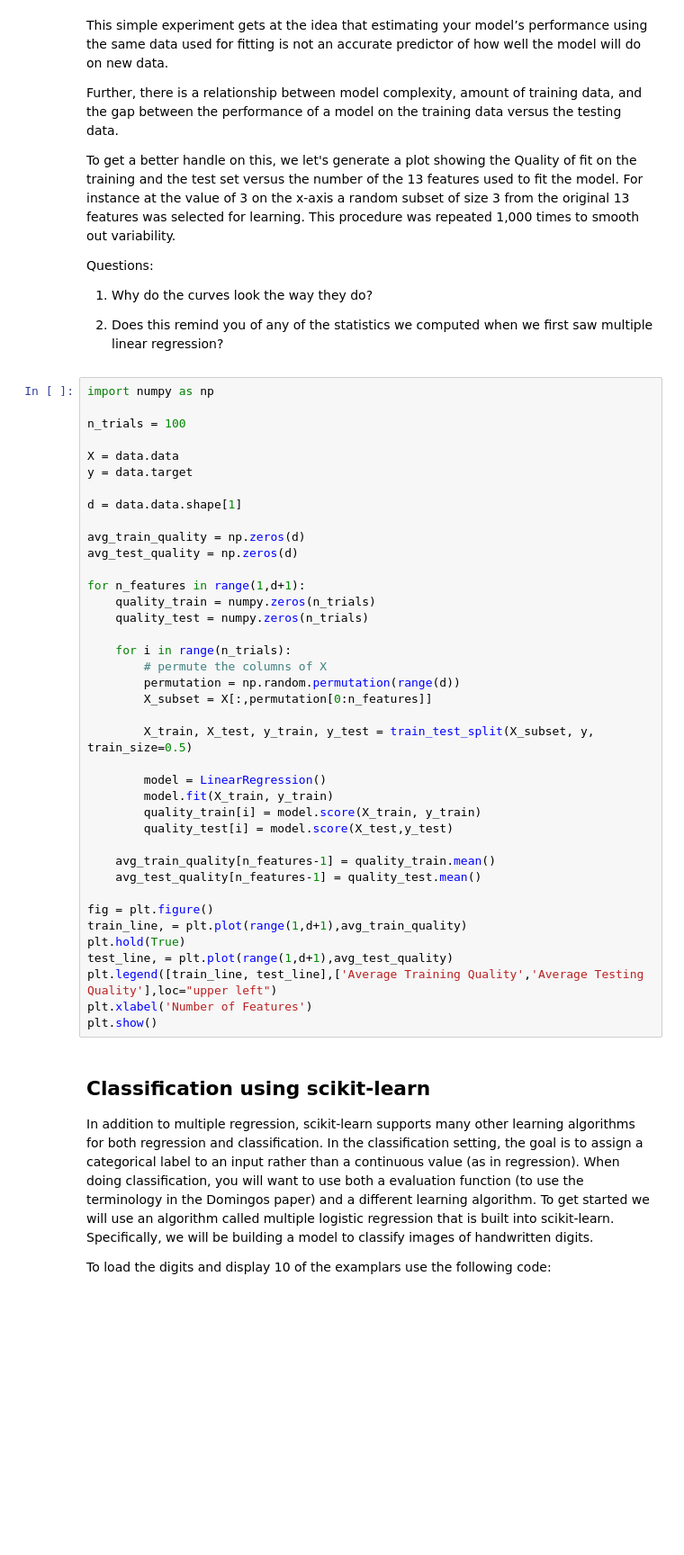
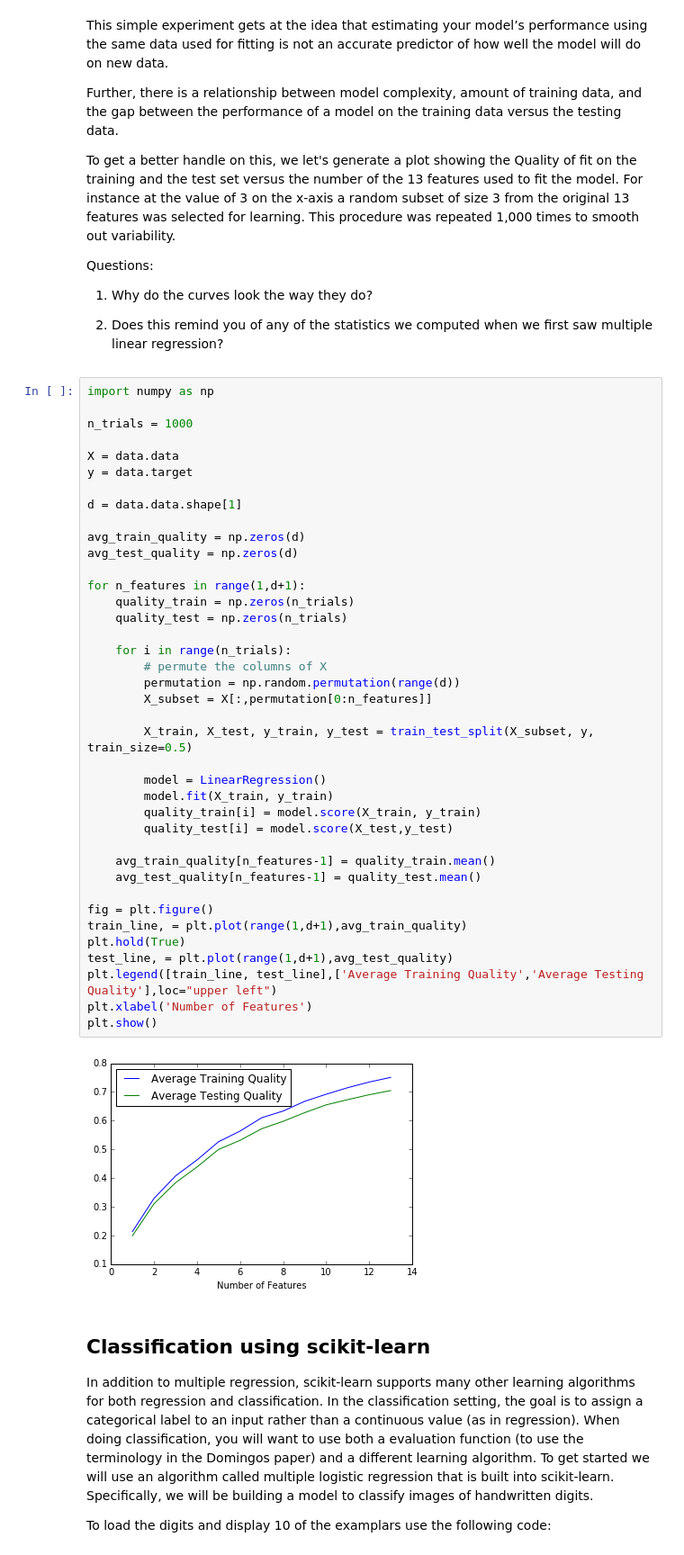
Before and after one commit to paulruvolo/DataScience16, a Jupyter notebook: inclass/day03/machine_learning_basics.ipynb, the cells around one changed output. Shown at 90% size. Cells and saved outputs as stored; diff of their text form; blank space fills up the shorter version.

```diff
--- a/inclass/day03/machine_learning_basics.ipynb
+++ b/inclass/day03/machine_learning_basics.ipynb
@@ -75,42 +100,44 @@ Questions:
 # %%
 import numpy as np
 
-n_trials = 100
+n_trials = 1000
 
 X = data.data
 y = data.target
 
 d = data.data.shape[1]
 
 avg_train_quality = np.zeros(d)
 avg_test_quality = np.zeros(d)
 
 for n_features in range(1,d+1):
-    quality_train = numpy.zeros(n_trials)
-    quality_test = numpy.zeros(n_trials)
+    quality_train = np.zeros(n_trials)
+    quality_test = np.zeros(n_trials)
 
     for i in range(n_trials):
         # permute the columns of X
         permutation = np.random.permutation(range(d))
         X_subset = X[:,permutation[0:n_features]]
 
         X_train, X_test, y_train, y_test = train_test_split(X_subset, y, train_size=0.5)
 
         model = LinearRegression()
         model.fit(X_train, y_train)
         quality_train[i] = model.score(X_train, y_train)
         quality_test[i] = model.score(X_test,y_test)
 
     avg_train_quality[n_features-1] = quality_train.mean()
     avg_test_quality[n_features-1] = quality_test.mean()
 
 fig = plt.figure()
 train_line, = plt.plot(range(1,d+1),avg_train_quality)
 plt.hold(True)
 test_line, = plt.plot(range(1,d+1),avg_test_quality)
 plt.legend([train_line, test_line],['Average Training Quality','Average Testing Quality'],loc="upper left")
 plt.xlabel('Number of Features')
 plt.show()
+# %% [output]
+[figure, added]
 # %% [markdown]
 ## Classification using scikit-learn
 
```
Also changed, not shown: parts of 8 cells of this notebook.
